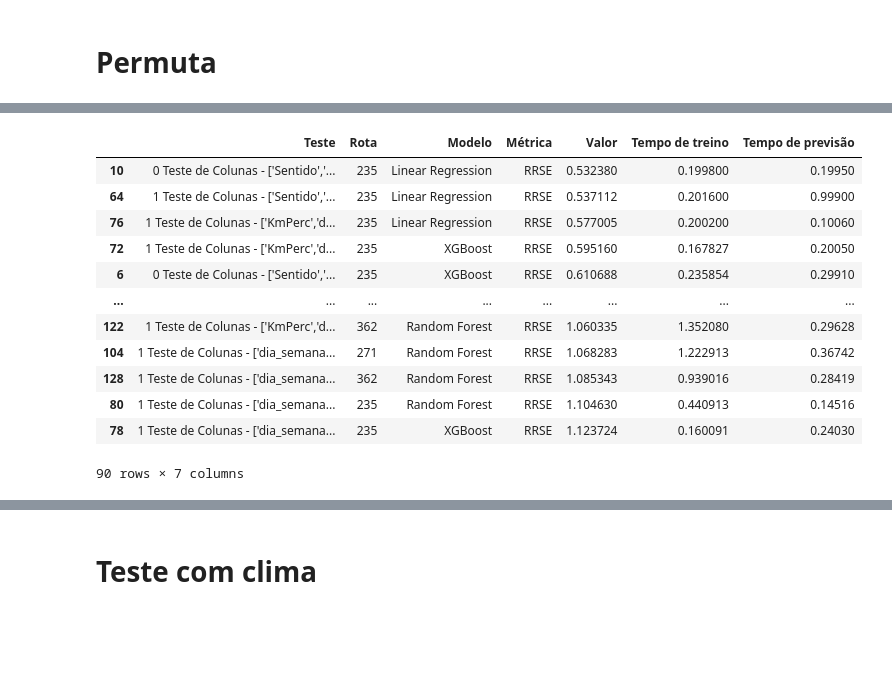
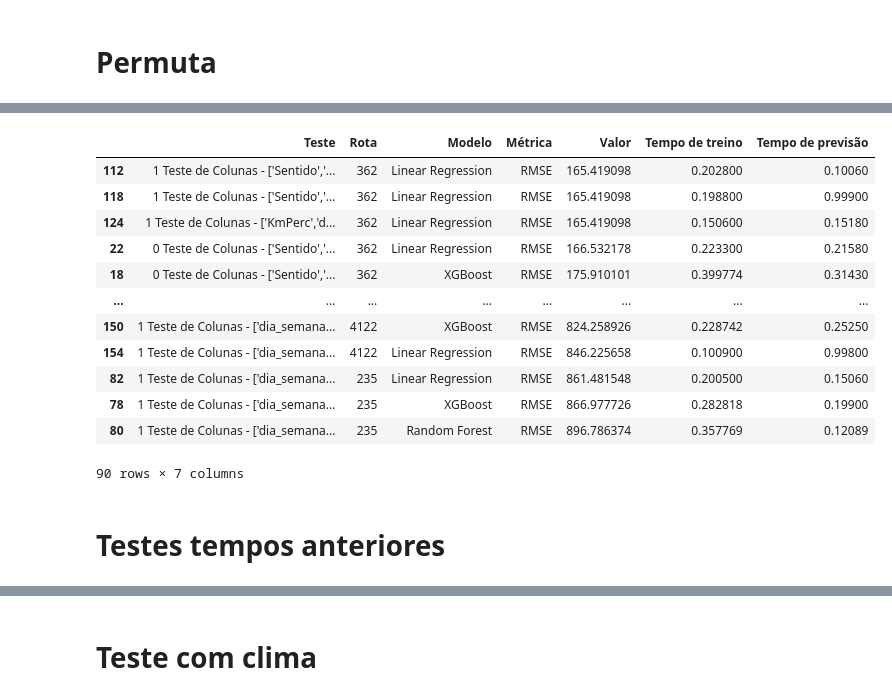
Before and after one commit to LeonardoVillamarin/TCC-Previsor_viagens_onibus, a Jupyter notebook: TCC2/Analise.ipynb, the cells around one changed output, grey strips where cells are left out. Cells and saved outputs as stored; diff of their text form; code cells hidden in the pictures; blank space fills up the shorter version.

```diff
--- a/TCC2/Analise.ipynb
+++ b/TCC2/Analise.ipynb
@@ -1198,21 +1259,23 @@ See the caveats in the documentation: https://pandas.pydata.org/pandas-docs/stab
 ... (36 outputs left out)
 # %%
 a = pd.DataFrame(metrics, columns=['Teste','Rota','Modelo','Métrica','Valor', 'Tempo de treino', 'Tempo de previsão'])
-a.loc[a['Métrica'] == 'RRSE'].sort_values(by='Valor')
+a.loc[a['Métrica'] == 'RMSE'].sort_values(by='Valor')
 # %% [output]
 |  | Teste | Rota | Modelo | Métrica | Valor | Tempo de treino | Tempo de previsão |
-| 10 | 0 Teste de Colunas - ['Sentido','... | 235 | Linear Regression | RRSE | 0.532380 | 0.199800 | 0.19950 |
-| 64 | 1 Teste de Colunas - ['Sentido','... | 235 | Linear Regression | RRSE | 0.537112 | 0.201600 | 0.99900 |
-| 76 | 1 Teste de Colunas - ['KmPerc','d... | 235 | Linear Regression | RRSE | 0.577005 | 0.200200 | 0.10060 |
-| 72 | 1 Teste de Colunas - ['KmPerc','d... | 235 | XGBoost | RRSE | 0.595160 | 0.167827 | 0.20050 |
-| 6 | 0 Teste de Colunas - ['Sentido','... | 235 | XGBoost | RRSE | 0.610688 | 0.235854 | 0.29910 |
+| 112 | 1 Teste de Colunas - ['Sentido','... | 362 | Linear Regression | RMSE | 165.419098 | 0.202800 | 0.10060 |
+| 118 | 1 Teste de Colunas - ['Sentido','... | 362 | Linear Regression | RMSE | 165.419098 | 0.198800 | 0.99900 |
+| 124 | 1 Teste de Colunas - ['KmPerc','d... | 362 | Linear Regression | RMSE | 165.419098 | 0.150600 | 0.15180 |
+| 22 | 0 Teste de Colunas - ['Sentido','... | 362 | Linear Regression | RMSE | 166.532178 | 0.223300 | 0.21580 |
+| 18 | 0 Teste de Colunas - ['Sentido','... | 362 | XGBoost | RMSE | 175.910101 | 0.399774 | 0.31430 |
 | ... | ... | ... | ... | ... | ... | ... | ... |
-| 122 | 1 Teste de Colunas - ['KmPerc','d... | 362 | Random Forest | RRSE | 1.060335 | 1.352080 | 0.29628 |
-| 104 | 1 Teste de Colunas - ['dia_semana... | 271 | Random Forest | RRSE | 1.068283 | 1.222913 | 0.36742 |
-| 128 | 1 Teste de Colunas - ['dia_semana... | 362 | Random Forest | RRSE | 1.085343 | 0.939016 | 0.28419 |
-| 80 | 1 Teste de Colunas - ['dia_semana... | 235 | Random Forest | RRSE | 1.104630 | 0.440913 | 0.14516 |
-| 78 | 1 Teste de Colunas - ['dia_semana... | 235 | XGBoost | RRSE | 1.123724 | 0.160091 | 0.24030 |
+| 150 | 1 Teste de Colunas - ['dia_semana... | 4122 | XGBoost | RMSE | 824.258926 | 0.228742 | 0.25250 |
+| 154 | 1 Teste de Colunas - ['dia_semana... | 4122 | Linear Regression | RMSE | 846.225658 | 0.100900 | 0.99800 |
+| 82 | 1 Teste de Colunas - ['dia_semana... | 235 | Linear Regression | RMSE | 861.481548 | 0.200500 | 0.15060 |
+| 78 | 1 Teste de Colunas - ['dia_semana... | 235 | XGBoost | RMSE | 866.977726 | 0.282818 | 0.19900 |
+| 80 | 1 Teste de Colunas - ['dia_semana... | 235 | Random Forest | RMSE | 896.786374 | 0.357769 | 0.12089 |
 90 rows × 7 columns
 # %%
 # a.to_excel("Teste1.xlsx", index=False)
 # importance.to_excel("Teste_1_importance.xlsx")
+# %% [markdown]
+# Testes tempos anteriores
```
Also changed, not shown: parts of 50 cells of this notebook.
